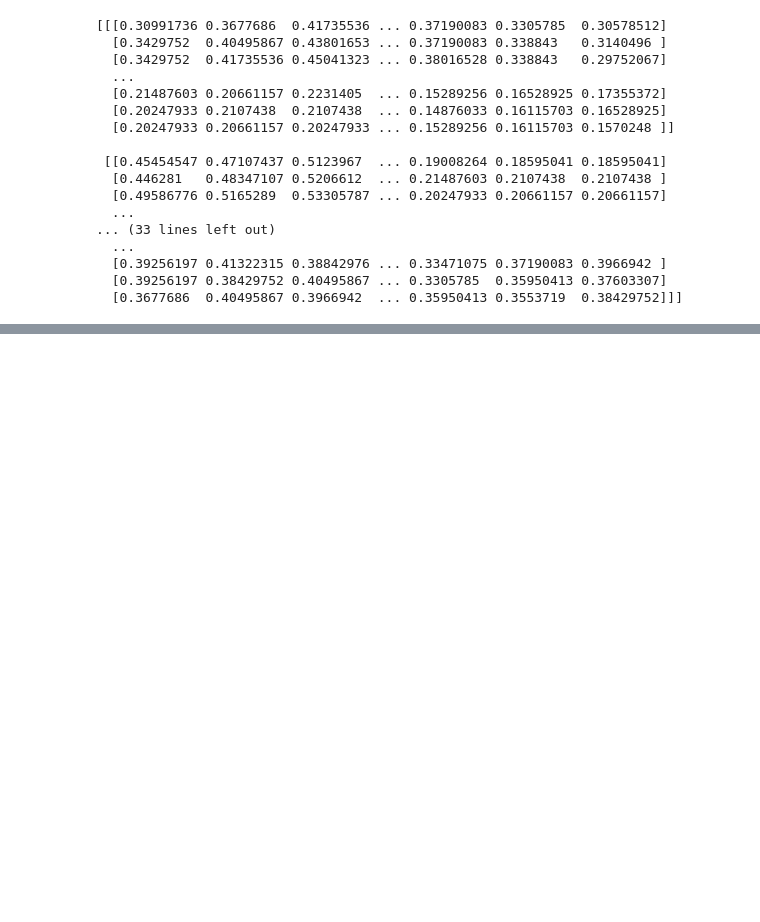
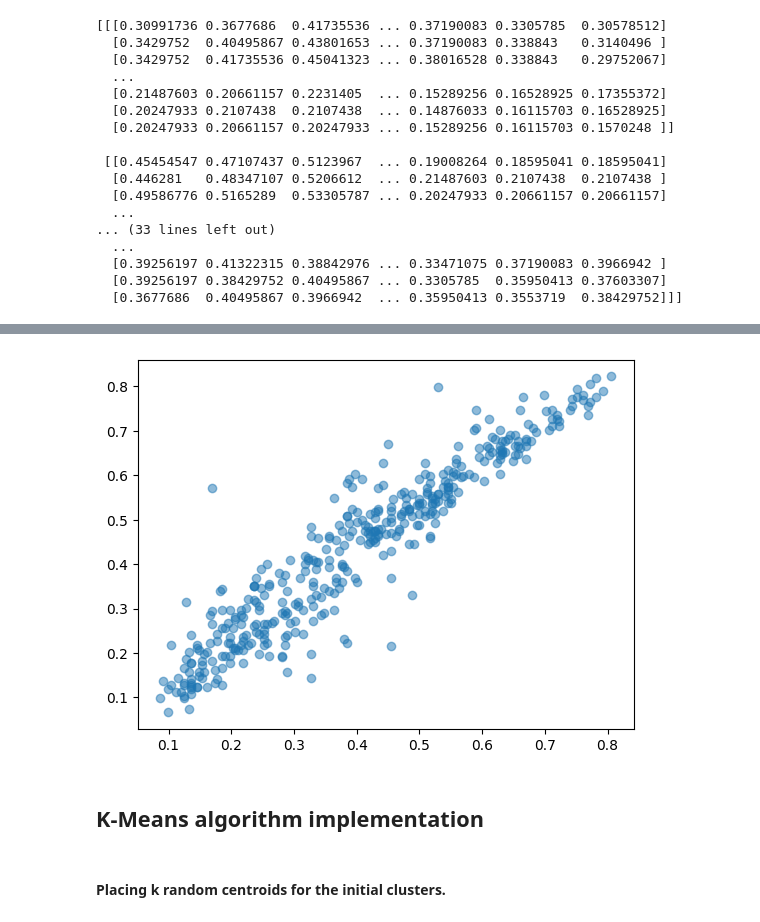
Before and after one commit to El-Mounir/K-means-practice-project---olivetti-faces-dataset, a Jupyter notebook: kmeans_practice_dataset.ipynb, the cells around one changed output, grey strips where cells are left out. Cells and saved outputs as stored; diff of their text form; code cells hidden in the pictures; blank space fills up the shorter version.

Commit message:
added k-mean algorithm implementation, Step 1 - placed random centroids, Step 2- Assigned data sample to the nearest centroids.

```diff
--- a/kmeans_practice_dataset.ipynb
+++ b/kmeans_practice_dataset.ipynb
@@ -73,0 +97,18 @@ print(olivetti_faces_df.images);
+# %%
+dt_sample = olivetti_faces_df.data;
+# %%
+# Selecting only the 2 first columns "features"
+axis_x = dt_sample[:,0];
+axis_y = dt_sample[:,1];
+
+#print(axis_x);
+# %%
+# ploting data using scatter plot to have an idea of the distribution
+plt.scatter(axis_x, axis_y, alpha = 0.5);
+plt.show();
+# %% [output]
+[figure, added]
+# %% [markdown]
+## K-Means algorithm implementation
+# %% [markdown]
+#### Placing k random centroids for the initial clusters.
```
Also changed, not shown: parts of 11 cells of this notebook.
